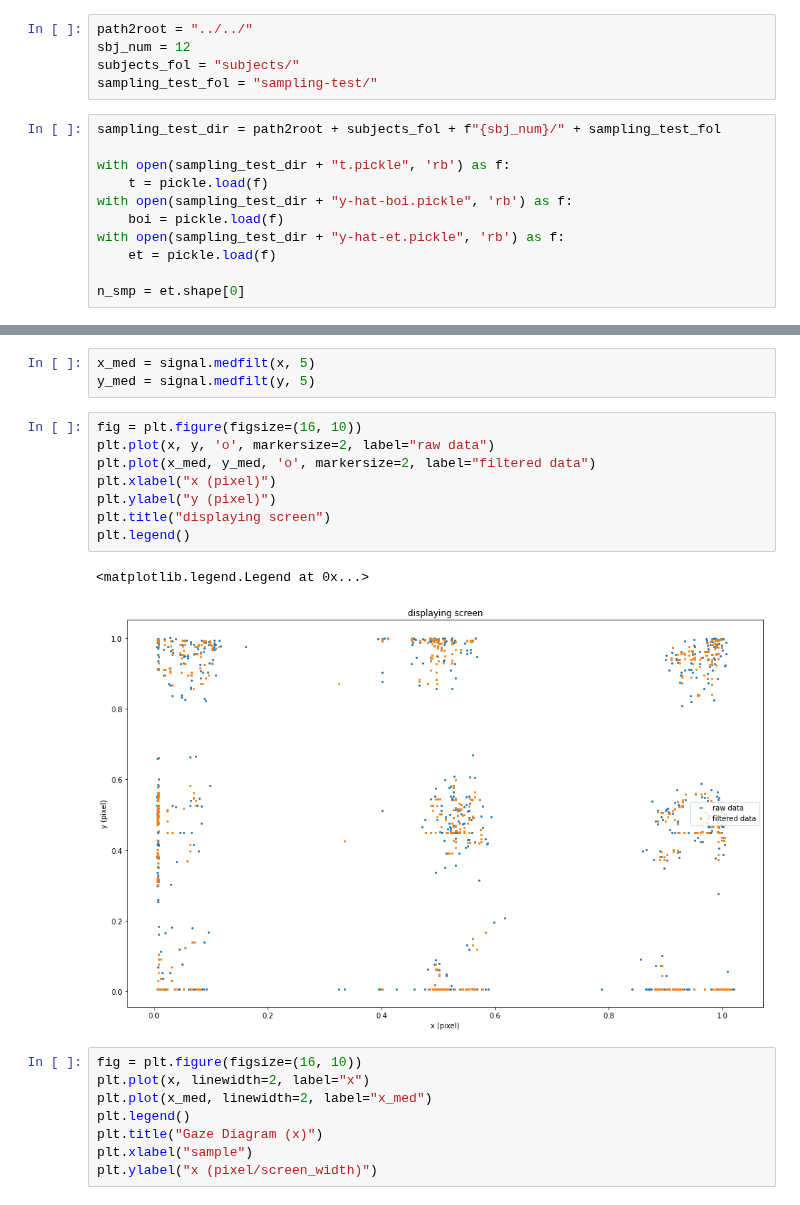
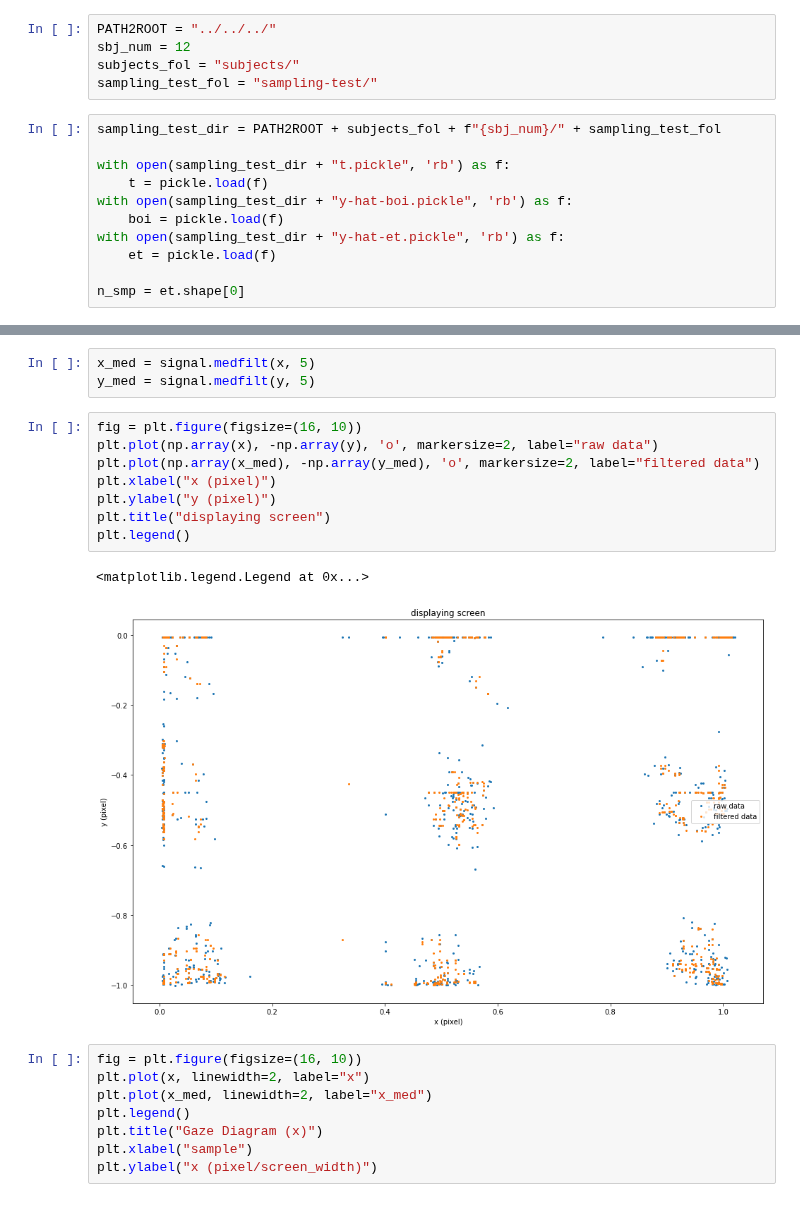
Before and after one commit to MustafaLotfi/Owleye, a Jupyter notebook: run_app/codes/jupyter_notebook/fixations_in_AOIs.ipynb, the cells around one changed output, grey strips where cells are left out. Cells and saved outputs as stored; diff of their text form.

```diff
--- a/run_app/codes/jupyter_notebook/filtrations_aoi.ipynb
+++ b/run_app/codes/jupyter_notebook/fixations_in_AOIs.ipynb
@@ -4,12 +4,12 @@ import matplotlib.pyplot as plt
 import numpy as np
 from scipy import signal
 # %%
-path2root = "../../"
+PATH2ROOT = "../../../"
 sbj_num = 12
 subjects_fol = "subjects/"
 sampling_test_fol = "sampling-test/"
 # %%
-sampling_test_dir = path2root + subjects_fol + f"{sbj_num}/" + sampling_test_fol
+sampling_test_dir = PATH2ROOT + subjects_fol + f"{sbj_num}/" + sampling_test_fol
 
 with open(sampling_test_dir + "t.pickle", 'rb') as f:
     t = pickle.load(f)
@@ -27,15 +27,15 @@ x_med = signal.medfilt(x, 5)
 y_med = signal.medfilt(y, 5)
 # %%
 fig = plt.figure(figsize=(16, 10))
-plt.plot(x, y, 'o', markersize=2, label="raw data")
-plt.plot(x_med, y_med, 'o', markersize=2, label="filtered data")
+plt.plot(np.array(x), -np.array(y), 'o', markersize=2, label="raw data")
+plt.plot(np.array(x_med), -np.array(y_med), 'o', markersize=2, label="filtered data")
 plt.xlabel("x (pixel)")
 plt.ylabel("y (pixel)")
 plt.title("displaying screen")
 plt.legend()
 # %% [output]
 <matplotlib.legend.Legend at 0x...>
-[figure, old version]
+[figure, new version]
 # %%
 fig = plt.figure(figsize=(16, 10))
 plt.plot(x, linewidth=2, label="x")
```
Also changed, not shown: parts of 13 cells of this notebook, 1 other file.
